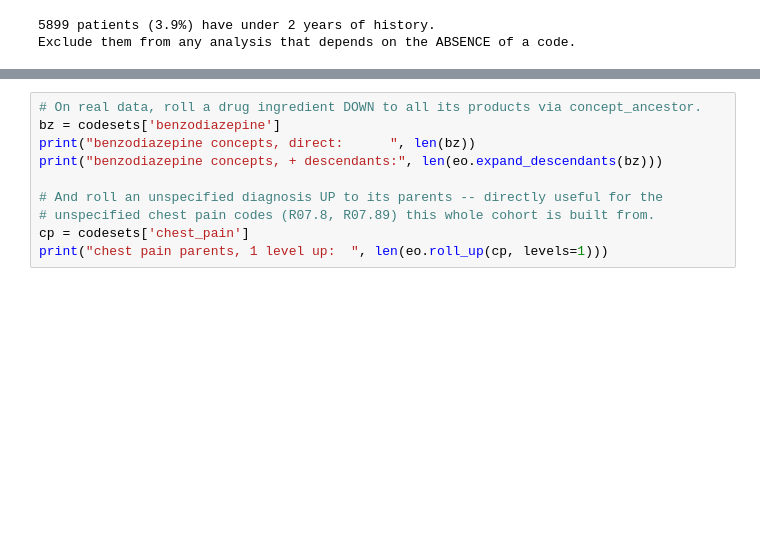
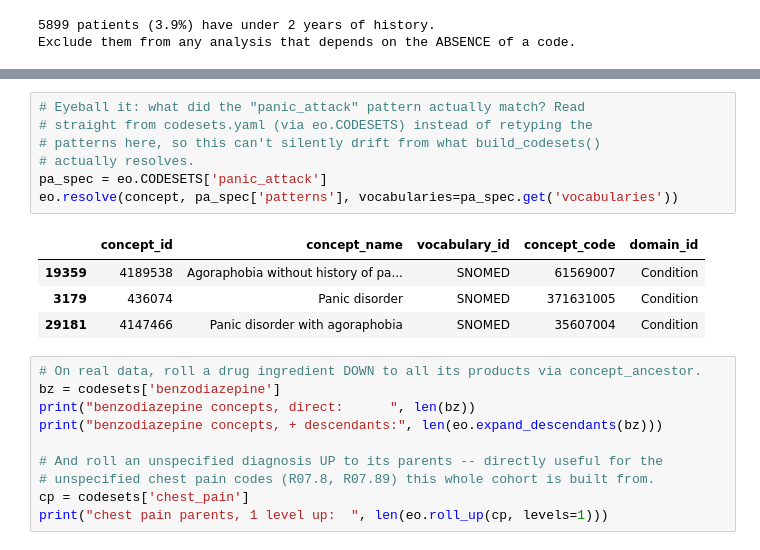
Before and after one commit to ecorrea-ethos/patterns_motifs_discovery, a Jupyter notebook: nb/repr_learn_chestpain/Day1_Extract_and_Representation.ipynb, the cells around one changed output, grey strips where cells are left out. Drawn from its saved outputs; the diff is of its cells as text; blank space fills up the shorter version.

```diff
--- a/nb/repr_learn_chestpain/Day1_Extract_and_Representation.ipynb
+++ b/nb/repr_learn_chestpain/Day1_Extract_and_Representation.ipynb
@@ -235,3 +227,15 @@ eo.resolve(concept, ['panic'], vocabularies=['SNOMED'])
+# %%
+# Eyeball it: what did the "panic_attack" pattern actually match? Read
+# straight from codesets.yaml (via eo.CODESETS) instead of retyping the
+# patterns here, so this can't silently drift from what build_codesets()
+# actually resolves.
+pa_spec = eo.CODESETS['panic_attack']
+eo.resolve(concept, pa_spec['patterns'], vocabularies=pa_spec.get('vocabularies'))
+# %% [output]
+|  | concept_id | concept_name | vocabulary_id | concept_code | domain_id |
+| 19359 | 4189538 | Agoraphobia without history of pa... | SNOMED | 61569007 | Condition |
+| 3179 | 436074 | Panic disorder | SNOMED | 371631005 | Condition |
+| 29181 | 4147466 | Panic disorder with agoraphobia | SNOMED | 35607004 | Condition |
 # %%
 # On real data, roll a drug ingredient DOWN to all its products via concept_ancestor.
 bz = codesets['benzodiazepine']
```
Also changed, not shown: parts of 16 cells of this notebook, 5 other files.
